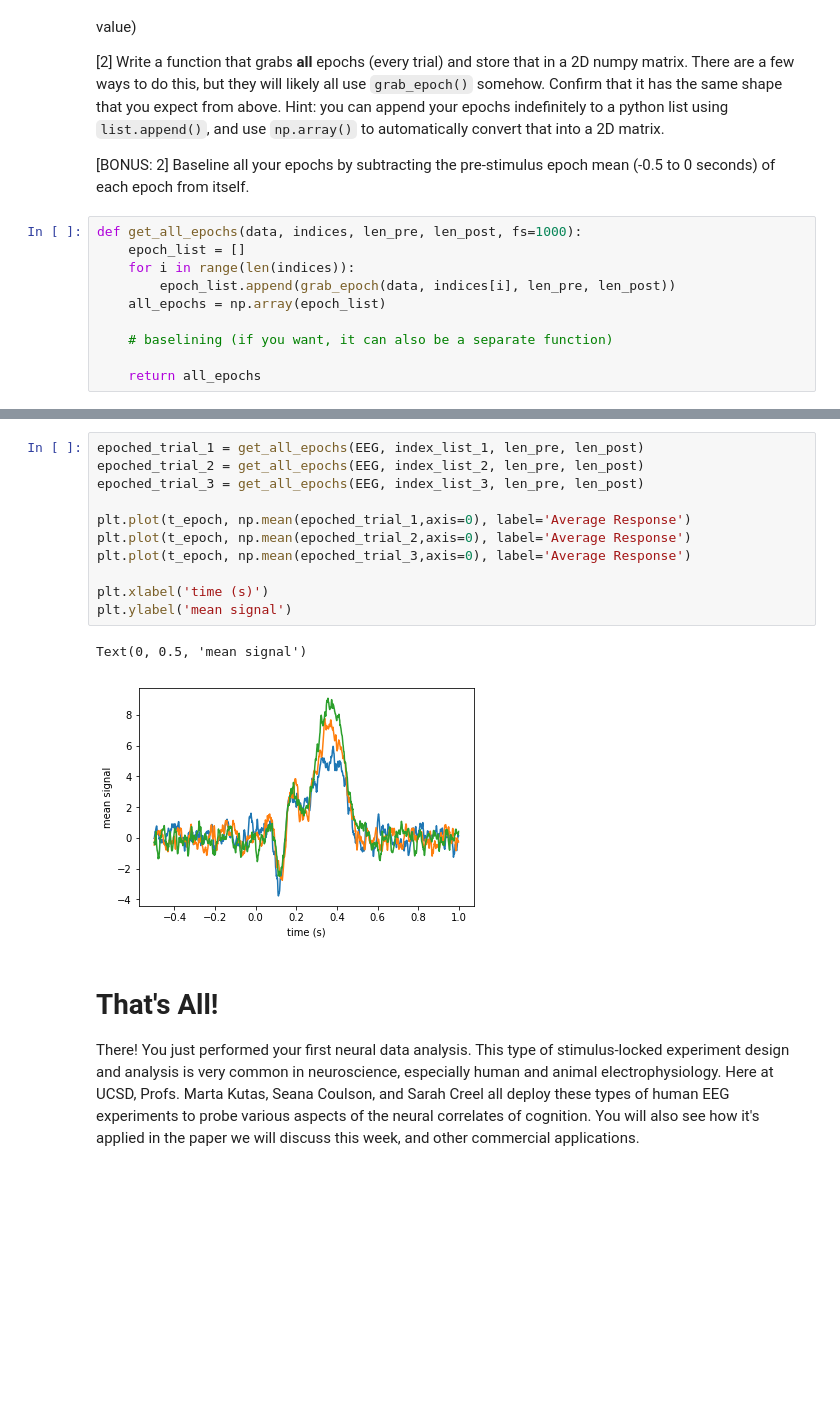
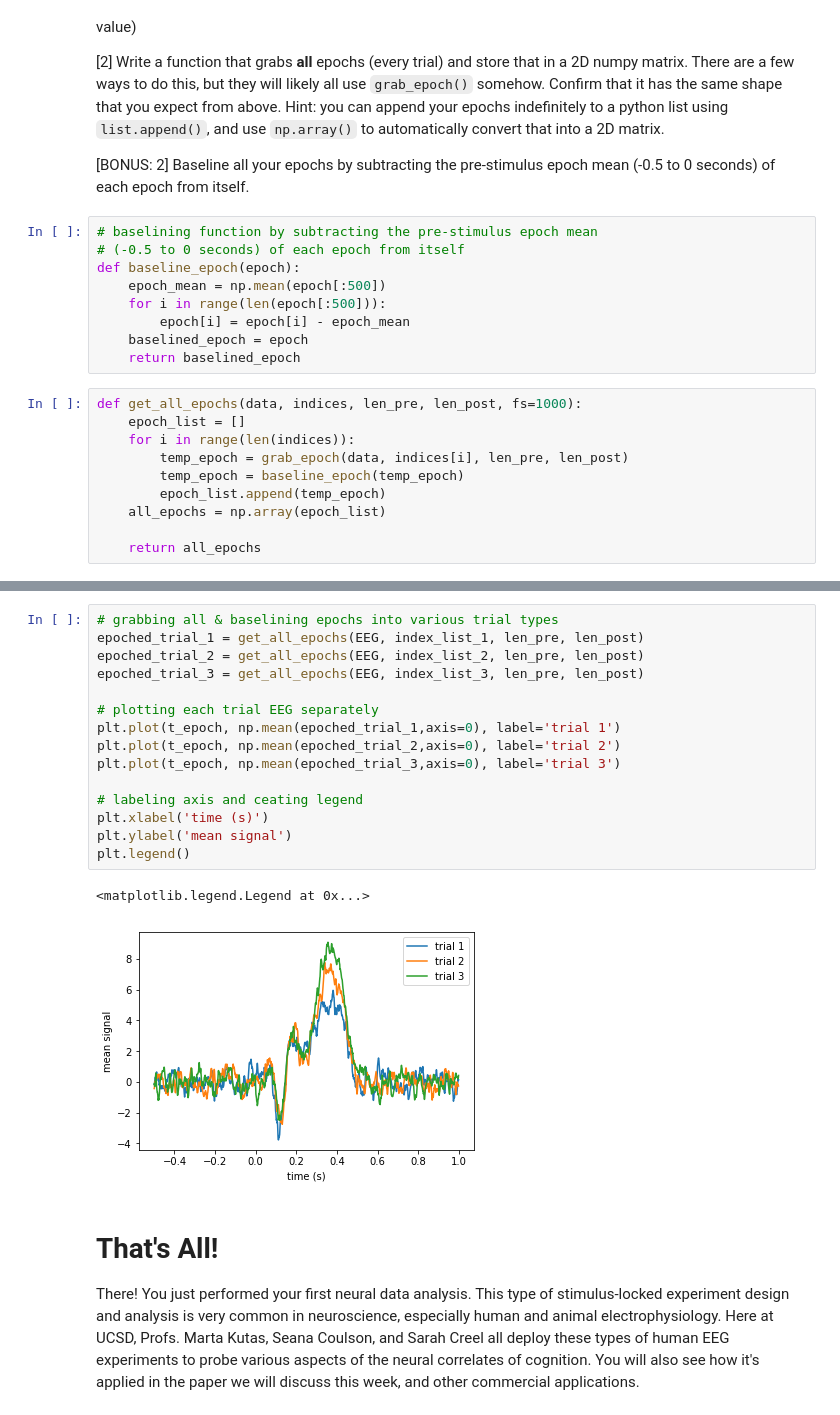
Before and after one commit to vnazlukhanyan/COGS118C, a Jupyter notebook: Assignments/A1-SamplingTimeSeries.ipynb, the cells around one changed output, grey strips where cells are left out. Cells and saved outputs as stored; diff of their text form; blank space fills up the shorter version.

```diff
--- a/Assignments/A1-SamplingTimeSeries.ipynb
+++ b/Assignments/A1-SamplingTimeSeries.ipynb
@@ -258,15 +265,24 @@ ANSWER: (300, 1500) where there are 300 rows (epochs) each with 1500 columns/fea
 [2] Write a function that grabs **all** epochs (every trial) and store that in a 2D numpy matrix. There are a few ways to do this, but they will likely all use `grab_epoch()` somehow. Confirm that it has the same shape that you expect from above. Hint: you can append your epochs indefinitely to a python list using `list.append()`, and use `np.array()` to automatically convert that into a 2D matrix.
 
 [BONUS: 2] Baseline all your epochs by subtracting the pre-stimulus epoch mean (-0.5 to 0 seconds) of each epoch from itself.
+# %%
+# baselining function by subtracting the pre-stimulus epoch mean
+# (-0.5 to 0 seconds) of each epoch from itself
+def baseline_epoch(epoch):
+    epoch_mean = np.mean(epoch[:500])
+    for i in range(len(epoch[:500])):
+        epoch[i] = epoch[i] - epoch_mean
+    baselined_epoch = epoch
+    return baselined_epoch
 # %%
 def get_all_epochs(data, indices, len_pre, len_post, fs=1000):
     epoch_list = []
     for i in range(len(indices)):
-        epoch_list.append(grab_epoch(data, indices[i], len_pre, len_post))
+        temp_epoch = grab_epoch(data, indices[i], len_pre, len_post)
+        temp_epoch = baseline_epoch(temp_epoch)
+        epoch_list.append(temp_epoch)
     all_epochs = np.array(epoch_list)
 
-    # baselining (if you want, it can also be a separate function)
-
     return all_epochs
 # %%
 epoched_EEG = get_all_epochs(EEG, EEG_indices, len_pre, len_post)
@@ -317,17 +340,21 @@ index_list_3 = compute_EEG_indices(np.asarray(index_list_3))
 # %%
+# grabbing all & baselining epochs into various trial types
 epoched_trial_1 = get_all_epochs(EEG, index_list_1, len_pre, len_post)
 epoched_trial_2 = get_all_epochs(EEG, index_list_2, len_pre, len_post)
 epoched_trial_3 = get_all_epochs(EEG, index_list_3, len_pre, len_post)
 
-plt.plot(t_epoch, np.mean(epoched_trial_1,axis=0), label='Average Response')
-plt.plot(t_epoch, np.mean(epoched_trial_2,axis=0), label='Average Response')
-plt.plot(t_epoch, np.mean(epoched_trial_3,axis=0), label='Average Response')
+# plotting each trial EEG separately
+plt.plot(t_epoch, np.mean(epoched_trial_1,axis=0), label='trial 1')
+plt.plot(t_epoch, np.mean(epoched_trial_2,axis=0), label='trial 2')
+plt.plot(t_epoch, np.mean(epoched_trial_3,axis=0), label='trial 3')
 
+# labeling axis and ceating legend
 plt.xlabel('time (s)')
 plt.ylabel('mean signal')
+plt.legend()
 # %% [output]
-Text(0, 0.5, 'mean signal')
+<matplotlib.legend.Legend at 0x...>
-[figure, old version]
+[figure, new version]
 # %% [markdown]
 # That's All!
 There! You just performed your first neural data analysis. This type of stimulus-locked experiment design and analysis is very common in neuroscience, especially human and animal electrophysiology. Here at UCSD, Profs. Marta Kutas, Seana Coulson, and Sarah Creel all deploy these types of human EEG experiments to probe various aspects of the neural correlates of cognition. You will also see how it's applied in the paper we will discuss this week, and other commercial applications.
```
Also changed, not shown: parts of 9 cells of this notebook, 1 other file.
